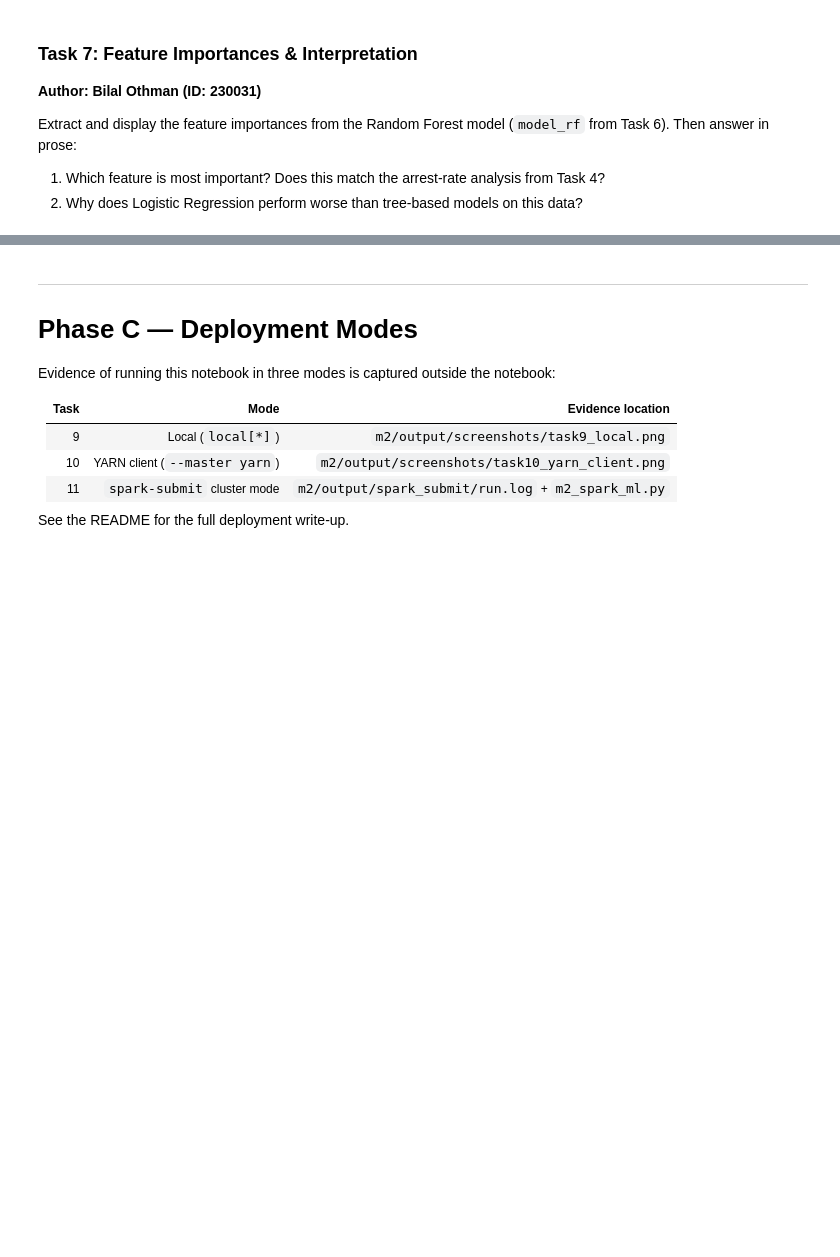
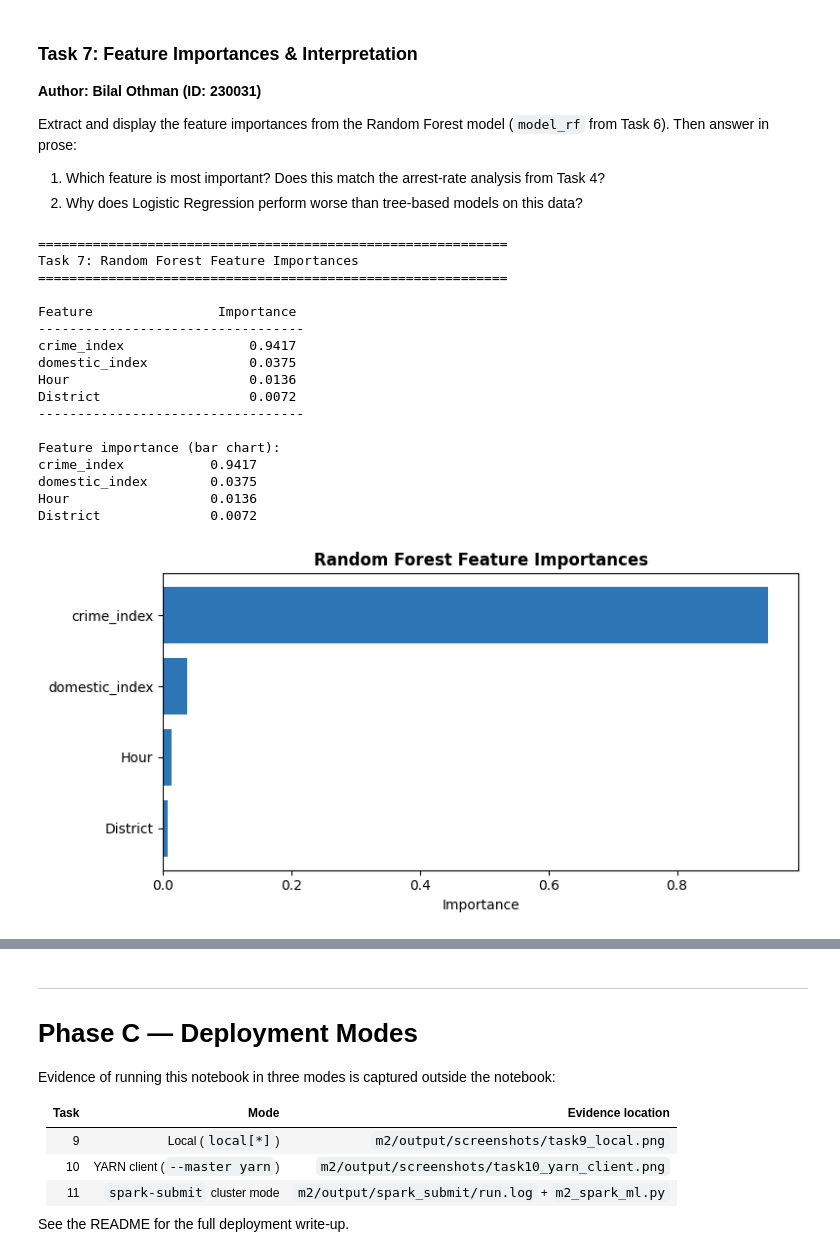
Before and after one commit to Ahmad-Fares-Mzayek/se446-project-group-chicagopd, a Jupyter notebook: m2/M2_Spark_ML_GroupChicagoPD.ipynb, the cells around one changed output, grey strips where cells are left out. Drawn from its saved outputs; the diff is of its cells as text; code cells hidden in the pictures; blank space fills up the shorter version.

Commit message:
m2 task7: random forest feature importances + interpretation

```diff
--- a/m2/M2_Spark_ML_GroupChicagoPD.ipynb
+++ b/m2/M2_Spark_ML_GroupChicagoPD.ipynb
@@ -509,14 +675,73 @@ Extract and display the feature importances from the Random Forest model (`model
 # %%
 # ============================================
 # Task 7: Feature Importances & Interpretation
 # Author: Bilal Othman (ID: 230031)
 # ============================================
 
-# TODO (Bilal):
-#  1. Pull the RandomForest stage out of model_rf.stages.
-#  2. Pair its .featureImportances with the assembler input column names.
-#  3. Print them in a clean table sorted descending.
-#  4. Either render a matplotlib bar chart on local, or print ASCII bars.
+print("=" * 60)
+print("Task 7: Random Forest Feature Importances")
+print("=" * 60)
+
+# Extract the Random Forest stage from the trained pipeline
+rf_model = model_rf.stages[-1]  # last stage is the classifier
+importances = rf_model.featureImportances
+
+# Pair with feature names (in the order assembler combined them)
+feature_names = ["District", "crime_index", "Hour", "domestic_index"]
+pairs = sorted(
+    zip(feature_names, importances.toArray()),
+    key=lambda x: x[1], reverse=True,
+)
+
+# Print table
+print(f"\n{'Feature':<20} {'Importance':>12}")
+print("-" * 34)
+for name, imp in pairs:
+    print(f"{name:<20} {imp:>12.4f}")
+print("-" * 34)
+
+# ASCII bar chart (works in both local and cluster modes)
+print("\nFeature importance (bar chart):")
+max_imp = max(imp for _, imp in pairs)
+for name, imp in pairs:
+    bar_len = int((imp / max_imp) * 40)
+    bar = "" * bar_len
+    print(f"{name:<20} {bar} {imp:.4f}")
+
+# matplotlib chart (local mode bonus)
+try:
+    import matplotlib.pyplot as plt
+    names = [n for n, _ in pairs]
+    values = [v for _, v in pairs]
+    fig, ax = plt.subplots(figsize=(8, 4))
+    ax.barh(names, values, color="#2E75B6")
+    ax.invert_yaxis()
+    ax.set_xlabel("Importance")
+    ax.set_title("Random Forest Feature Importances", fontweight="bold")
+    plt.tight_layout()
+    plt.savefig("../m2/output/figures/feature_importances.png", dpi=120, bbox_inches="tight")
+    plt.show()
+except ImportError:
+    pass
+# %% [output]
+============================================================
+Task 7: Random Forest Feature Importances
+============================================================
+
+Feature                Importance
+----------------------------------
+crime_index                0.9417
+domestic_index             0.0375
+Hour                       0.0136
+District                   0.0072
+----------------------------------
+
+Feature importance (bar chart):
+crime_index           0.9417
+domestic_index        0.0375
+Hour                  0.0136
+District              0.0072
+[figure, added]
 # %% [markdown]
 **Interpretation (Bilal):**
 
```
Also changed, not shown: parts of 4 cells of this notebook, 1 other file.
